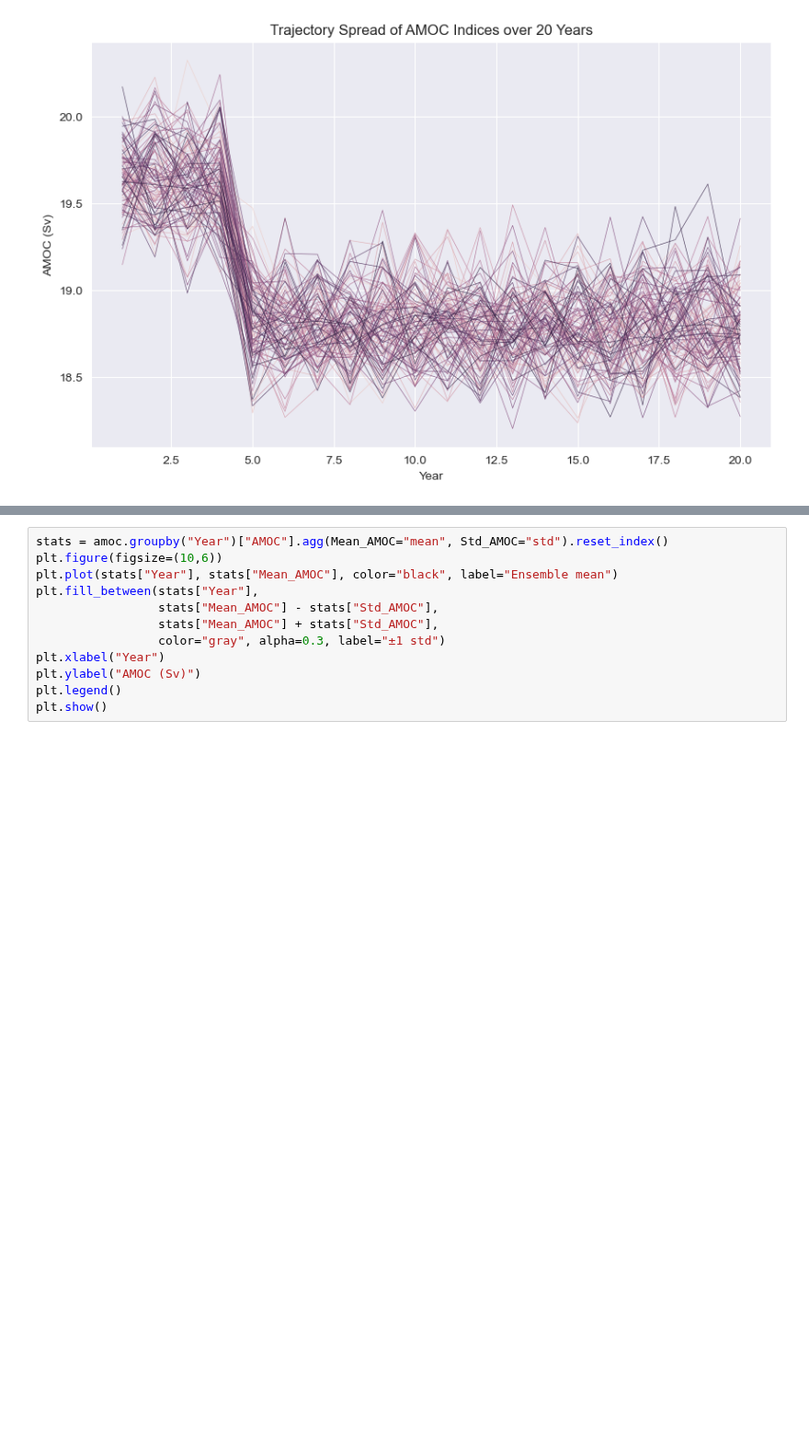
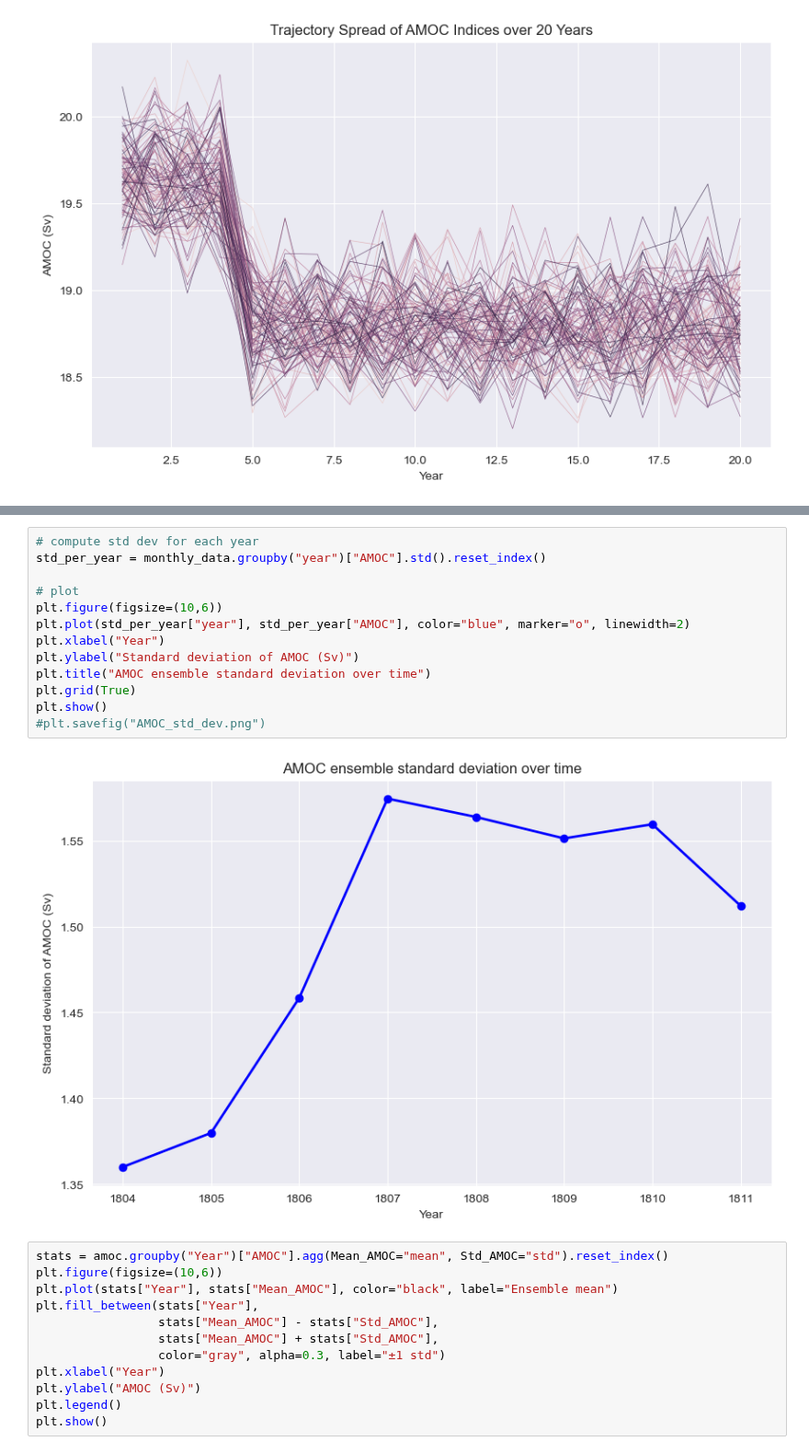
Before and after one commit to amethystaurora-robo/plasim_rare_events, a Jupyter notebook: traj_analysis.ipynb, the cells around one changed output, grey strips where cells are left out. Shown at 92% size. Saved outputs shown, nothing was run; the diff lists cells and outputs as text; blank space fills up the shorter version.

```diff
--- a/traj_analysis.ipynb
+++ b/traj_analysis.ipynb
@@ -52,3 +261,18 @@ plt.savefig("AMOC_traj_spread.png")
+# %%
+# compute std dev for each year
+std_per_year = monthly_data.groupby("year")["AMOC"].std().reset_index()
+
+# plot
+plt.figure(figsize=(10,6))
+plt.plot(std_per_year["year"], std_per_year["AMOC"], color="blue", marker="o", linewidth=2)
+plt.xlabel("Year")
+plt.ylabel("Standard deviation of AMOC (Sv)")
+plt.title("AMOC ensemble standard deviation over time")
+plt.grid(True)
+plt.show()
+#plt.savefig("AMOC_std_dev.png")
+# %% [output]
+[figure, added]
 # %%
 stats = amoc.groupby("Year")["AMOC"].agg(Mean_AMOC="mean", Std_AMOC="std").reset_index()
 plt.figure(figsize=(10,6))
```
Also changed, not shown: parts of 15 cells of this notebook, 4 other files.
